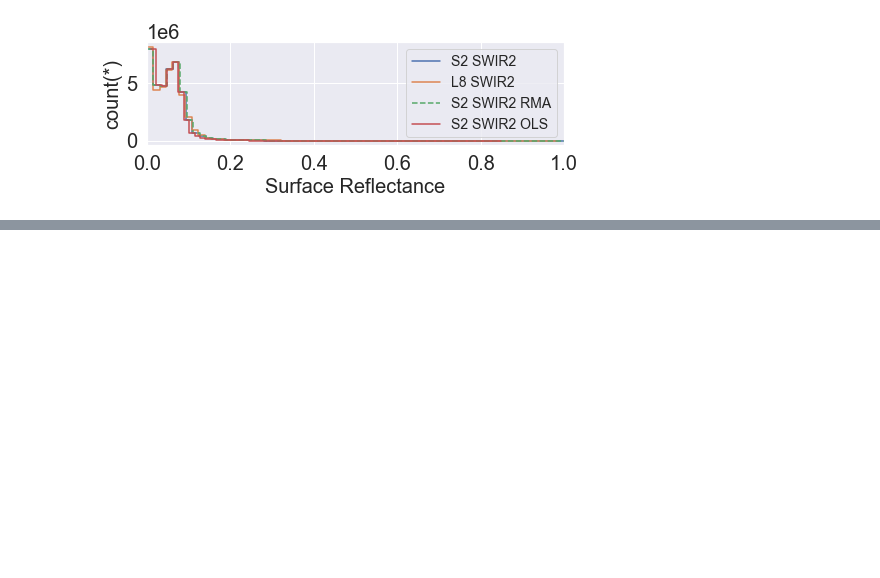
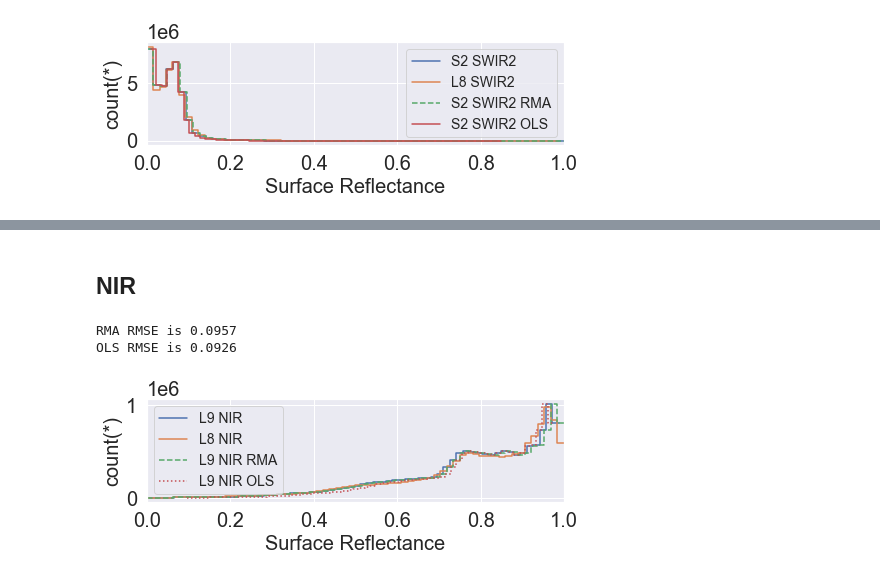
Before and after one commit to fsn1995/Remote-Sensing-of-Albedo, a Jupyter notebook: script/regressionEvaluation.ipynb, the cells around one changed output, grey strips where cells are left out. Saved outputs shown, nothing was run; the diff lists cells and outputs as text; code cells hidden in the pictures; blank space fills up the shorter version.

```diff
--- a/script/regressionEvaluation.ipynb
+++ b/script/regressionEvaluation.ipynb
@@ -482,0 +548,34 @@ OLS RMSE is 0.0338
+# %% [markdown]
+## NIR
+# %%
+df = vx.open(nirPath)
+df['L9nirRMA'] = df.L9nir * 1.0168 - 0.0041
+df['L9nirOLS'] = df.L9nir * 0.8928 + 0.0933
+
+index = (df.L9nir>0) & (df.L9nir<1) & (df.L8nir>0) & (df.L8nir<1) & (df.L9nirRMA>0) & (df.L9nirRMA<1)
+df = df[index]
+
+fig, ax = plt.subplots(figsize=(7,3)) #figsize=(8,7)
+plt.rc('font', size=BIGGER_SIZE)          # controls default text sizes
+plt.rc('axes', titlesize=BIGGER_SIZE)     # fontsize of the axes title
+plt.rc('axes', labelsize=BIGGER_SIZE)    # fontsize of the x and y labels
+plt.rc('xtick', labelsize=BIGGER_SIZE)    # fontsize of the tick labels
+plt.rc('ytick', labelsize=BIGGER_SIZE)    # fontsize of the tick labels
+plt.rc('legend', fontsize=MEDIUM_SIZE)    # legend fontsize
+plt.rc('figure', titlesize=BIGGER_SIZE)  # fontsize of the figure title
+
+df.viz.histogram(x=df.L9nir, label='L9 NIR')
+df.viz.histogram(x=df.L8nir, label='L8 NIR')
+df.viz.histogram(x=df.L9nirRMA, label='L9 NIR RMA', **{'linestyle': '--'})
+df.viz.histogram(x=df.L9nirOLS, label='L9 NIR OLS', **{'linestyle': ':'})
+plt.legend()
+plt.xlim(0,1)
+plt.ticklabel_format(axis="y", style="sci", scilimits=(0,0))
+ax.set(xlabel = 'Surface Reflectance')
+fig.savefig('print/L9L8/NIRhist.jpg', dpi=300, bbox_inches="tight")
+print('RMA RMSE is %.4f' % (mean_squared_error(df.L8nir.values, df.L9nirRMA.values, squared=False)))
+print('OLS RMSE is %.4f' % (mean_squared_error(df.L8nir.values, df.L9nirOLS.values, squared=False)))
+# %% [output]
+RMA RMSE is 0.0957
+OLS RMSE is 0.0926
+[figure, added]
```
Also changed, not shown: parts of 27 cells of this notebook, 15 other files.
